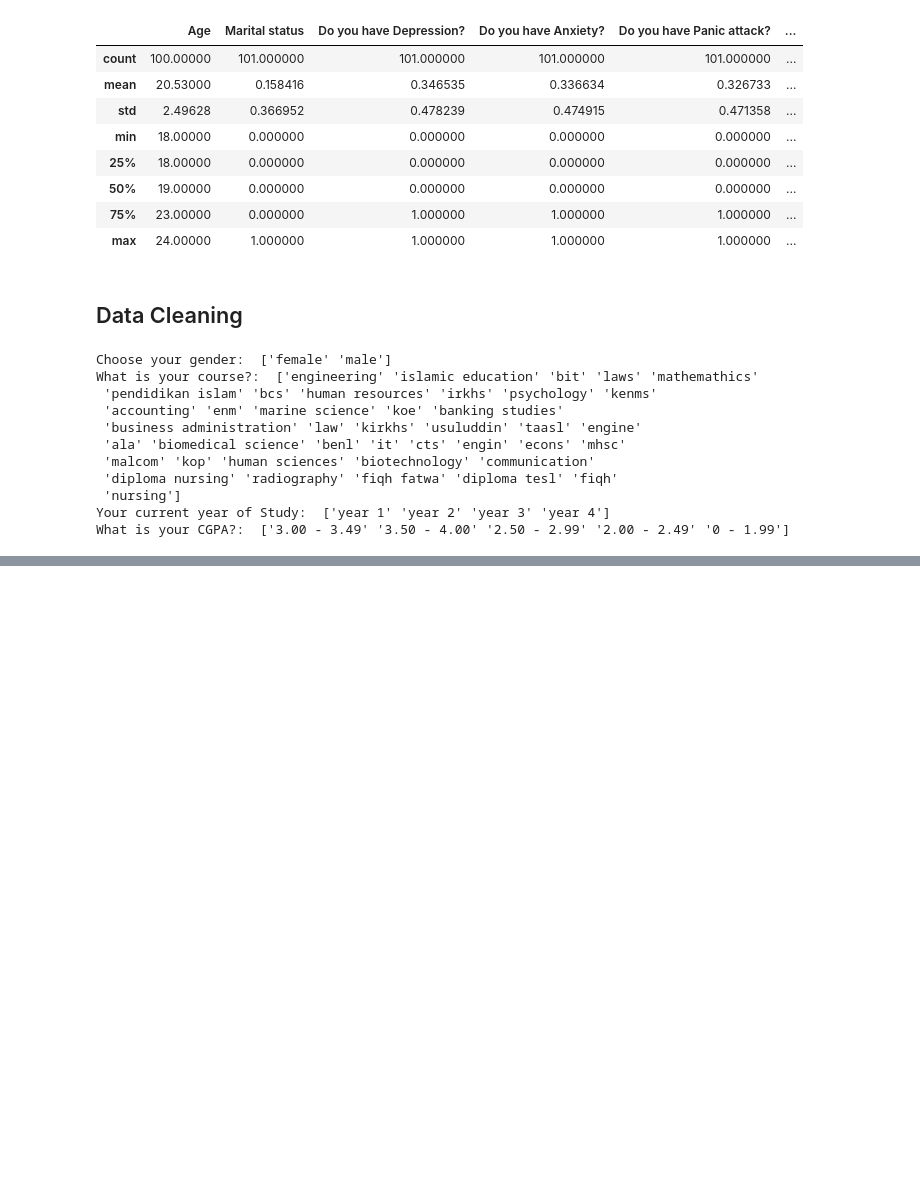
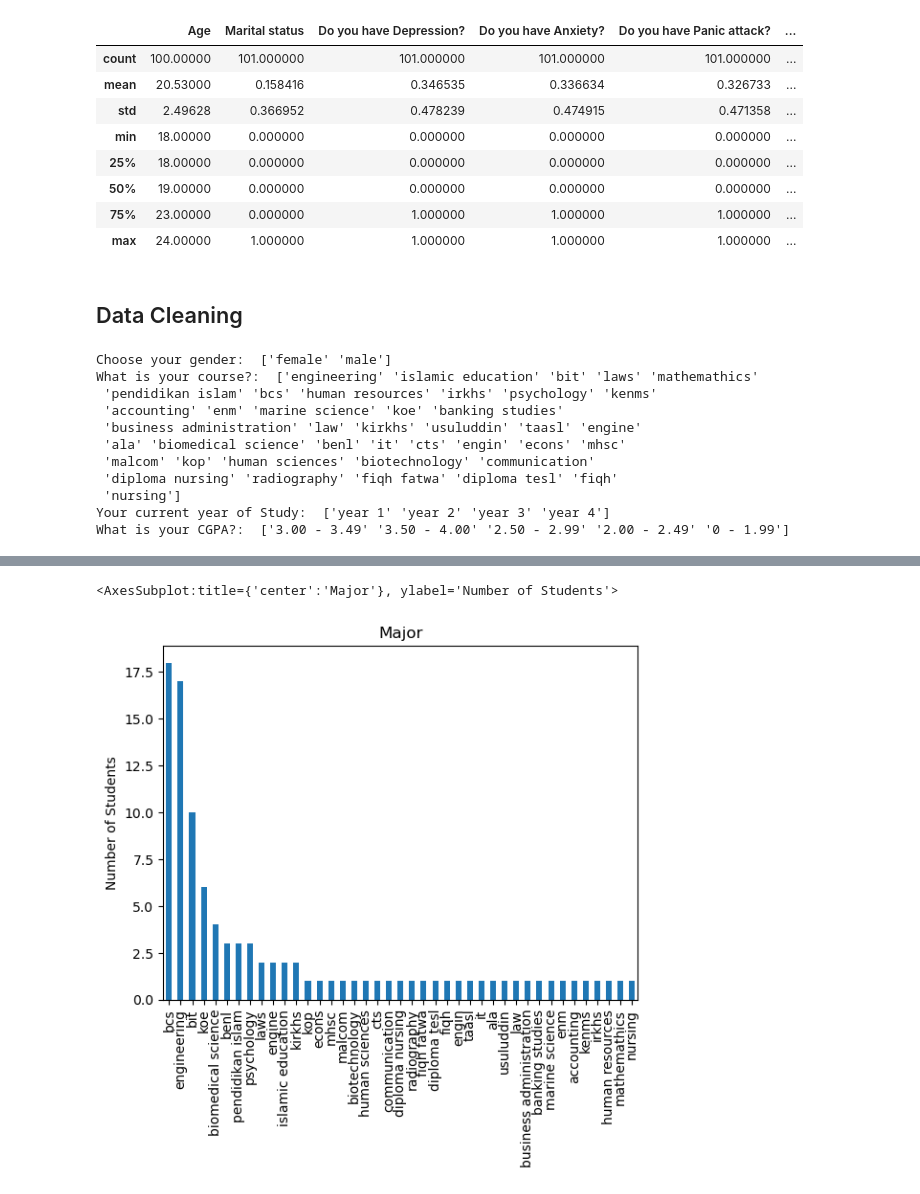
Before and after one commit to joyang15/student-mental-health, a Jupyter notebook: investigating-student-mental-health-data.ipynb, the cells around one changed output, grey strips where cells are left out. Saved outputs shown, nothing was run; the diff lists cells and outputs as text; code cells hidden in the pictures; blank space fills up the shorter version.

```diff
--- a/investigating-student-mental-health-data.ipynb
+++ b/investigating-student-mental-health-data.ipynb
@@ -124,0 +149,5 @@ What is your CGPA?:  ['3.00 - 3.49' '3.50 - 4.00' '2.50 - 2.99' '2.00 - 2.49' '0
+# %%
+health_data['What is your course?'].value_counts().plot(kind='bar', title="Major", ylabel="Number of Students")
+# %% [output]
+<AxesSubplot:title={'center':'Major'}, ylabel='Number of Students'>
+[figure, added]
```
Also changed, not shown: parts of 9 cells of this notebook.
